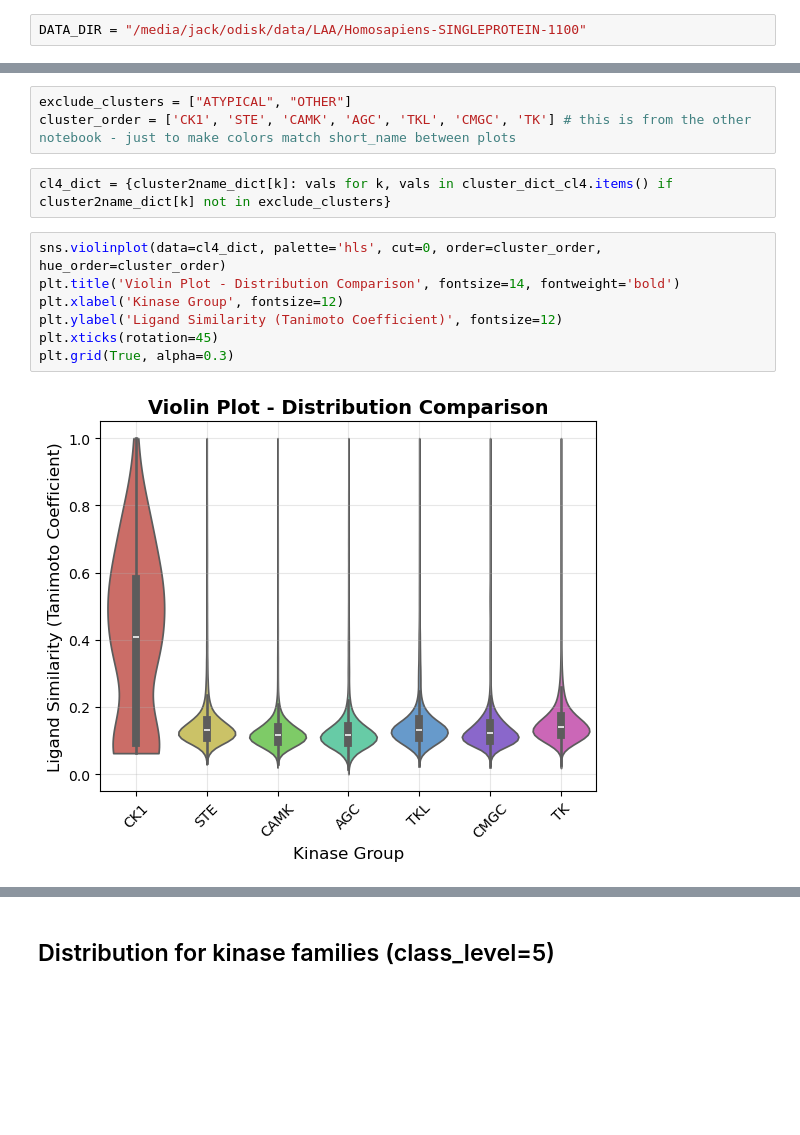
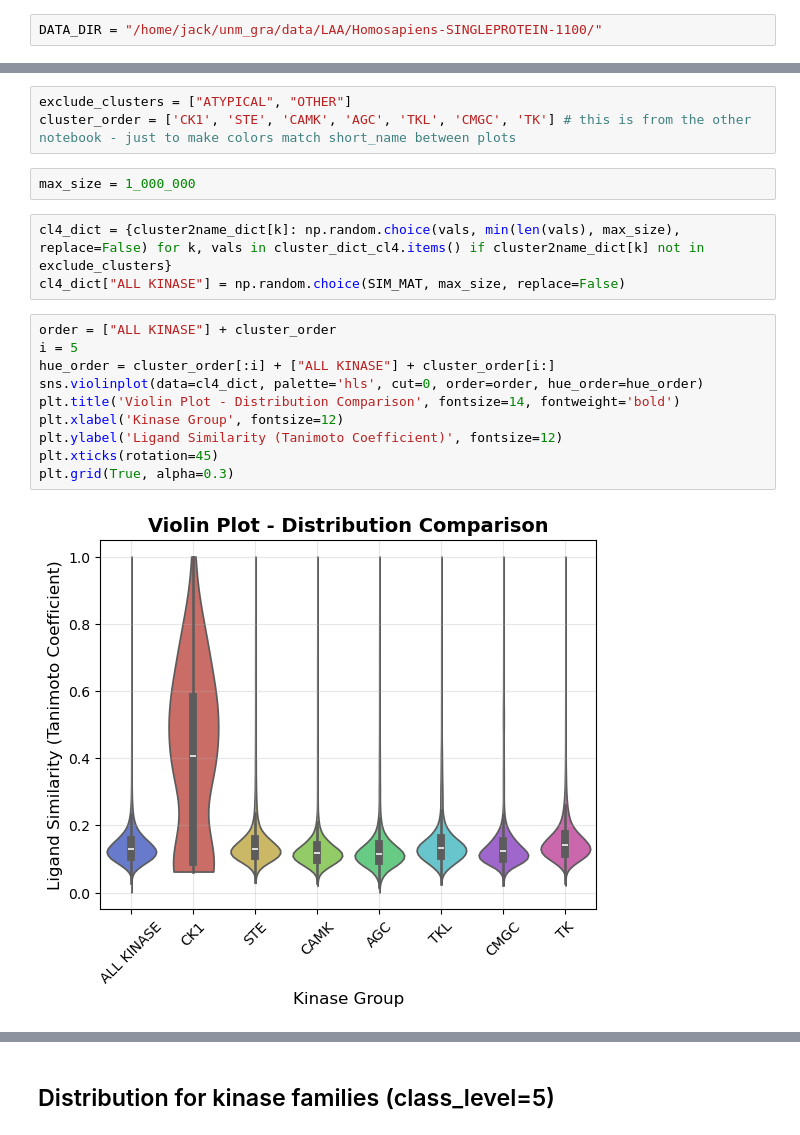
Before and after one commit to Jack-42/ligandActivityAnalysis, a Jupyter notebook: notebooks/ligand_similarity_per_x.ipynb, the cells around one changed output, grey strips where cells are left out. Cells and saved outputs as stored; diff of their text form; blank space fills up the shorter version.

Commit message:
add pop dist into violin plot

```diff
--- a/notebooks/ligand_similarity_per_x.ipynb
+++ b/notebooks/ligand_similarity_per_x.ipynb
@@ -3,7 +3,7 @@
 Look at distribution of Tanimoto coeffs for the Kinase groups and families, as well as per individual kinase proteins and assays.
 You need to run `process_similarity_by_cluster.py` before running this notebook.
 # %%
-DATA_DIR = "/media/jack/odisk/data/LAA/Homosapiens-SINGLEPROTEIN-1100"
+DATA_DIR = "/home/jack/unm_gra/data/LAA/Homosapiens-SINGLEPROTEIN-1100/"
 # %% [markdown]
 ## Setup
 # %%
@@ -112,17 +112,23 @@ cluster2name_dict
 # %%
 exclude_clusters = ["ATYPICAL", "OTHER"]
 cluster_order = ['CK1', 'STE', 'CAMK', 'AGC', 'TKL', 'CMGC', 'TK'] # this is from the other notebook - just to make colors match short_name between plots
+# %%
+max_size = 1_000_000
 # %%
-cl4_dict = {cluster2name_dict[k]: vals for k, vals in cluster_dict_cl4.items() if cluster2name_dict[k] not in exclude_clusters}
+cl4_dict = {cluster2name_dict[k]: np.random.choice(vals, min(len(vals), max_size), replace=False) for k, vals in cluster_dict_cl4.items() if cluster2name_dict[k] not in exclude_clusters}
+cl4_dict["ALL KINASE"] = np.random.choice(SIM_MAT, max_size, replace=False)
 # %%
-sns.violinplot(data=cl4_dict, palette='hls', cut=0, order=cluster_order, hue_order=cluster_order)
+order = ["ALL KINASE"] + cluster_order
+i = 5
+hue_order = cluster_order[:i] + ["ALL KINASE"] + cluster_order[i:]
+sns.violinplot(data=cl4_dict, palette='hls', cut=0, order=order, hue_order=hue_order)
 plt.title('Violin Plot - Distribution Comparison', fontsize=14, fontweight='bold')
 plt.xlabel('Kinase Group', fontsize=12)
 plt.ylabel('Ligand Similarity (Tanimoto Coefficient)', fontsize=12)
 plt.xticks(rotation=45)
 plt.grid(True, alpha=0.3)
 # %% [output]
-[figure, old version]
+[figure, new version]
 # %%
 for k in cluster_order:
     print(k)
```
Also changed, not shown: parts of 5 cells of this notebook.
